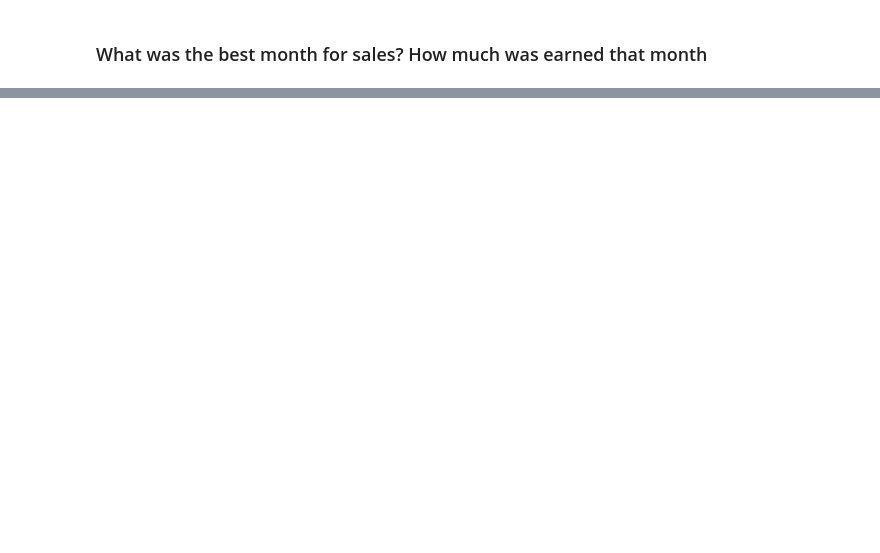
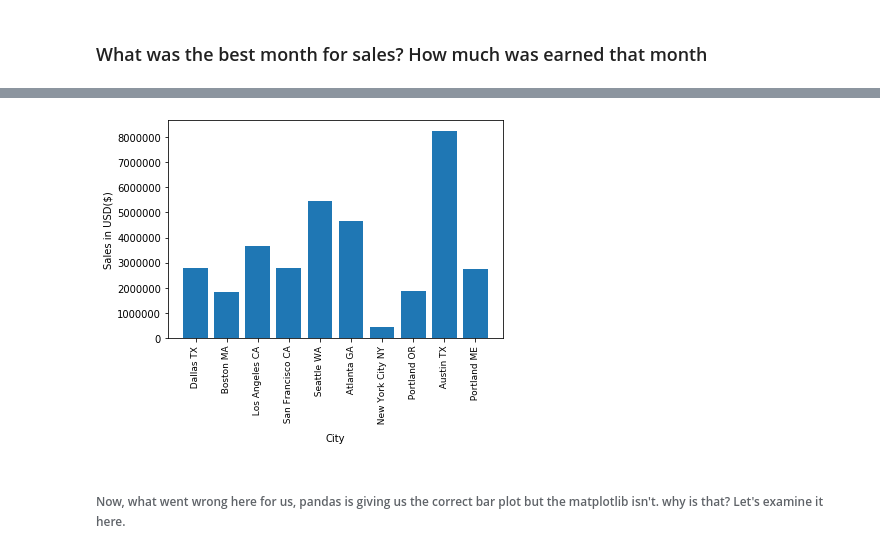
Before and after one commit to rustydigg918/Dell_Inspiron_works, a Jupyter notebook: Keith_Gali_Working_With_Real_World/Real life business problem.ipynb, the cells around one changed output, grey strips where cells are left out. Drawn from its saved outputs; the diff is of its cells as text; code cells hidden in the pictures; blank space fills up the shorter version.

```diff
--- a/Keith_Gali_Working_With_Real_World/Real life business problem.ipynb
+++ b/Keith_Gali_Working_With_Real_World/Real life business problem.ipynb
@@ -263,0 +429,4 @@ AttributeError: 'DataFrame' object has no attribute 'Month'
+# %%
+%%time
+# Method 1
+df['City'] = df['Purchase Address'].str.split(',').apply(lambda x: x[1]+ " "+x[2])
@@ -263,0 +543,12 @@ AttributeError: 'DataFrame' object has no attribute 'Month'
+# %%
+# Method 2: The Matplotlib Way
+city = df.City.unique()
+plt.bar(city,df.groupby('City').Sales.sum())
+plt.xticks(city, rotation ='vertical', size = 9)
+plt.ylabel('Sales in USD($)')
+plt.xlabel('City')
+plt.show()
+# %% [output]
+[figure, added]
+# %% [markdown]
+###### Now, what went wrong here for us, pandas is giving us the correct bar plot but the matplotlib isn't. why is that? Let's examine it here.
```
Also changed, not shown: parts of 68 cells of this notebook.
